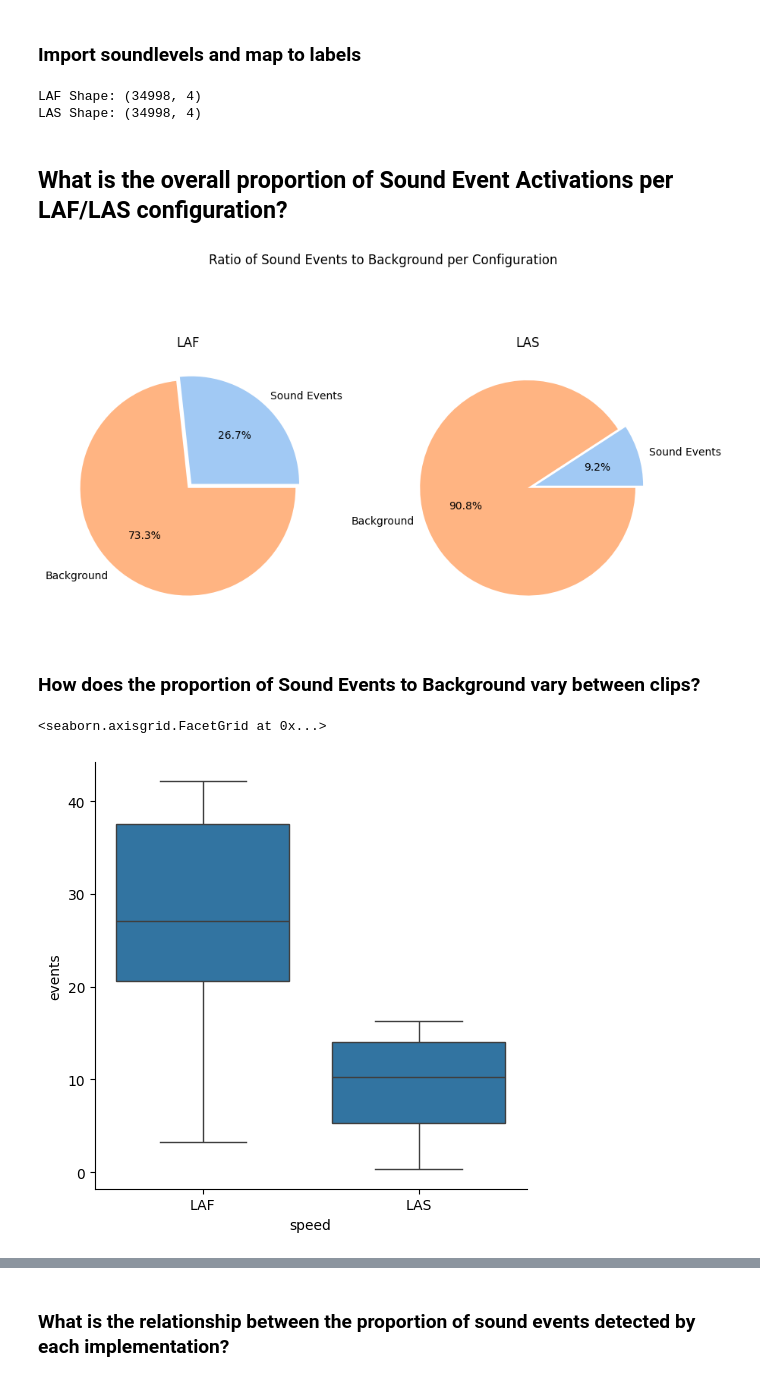
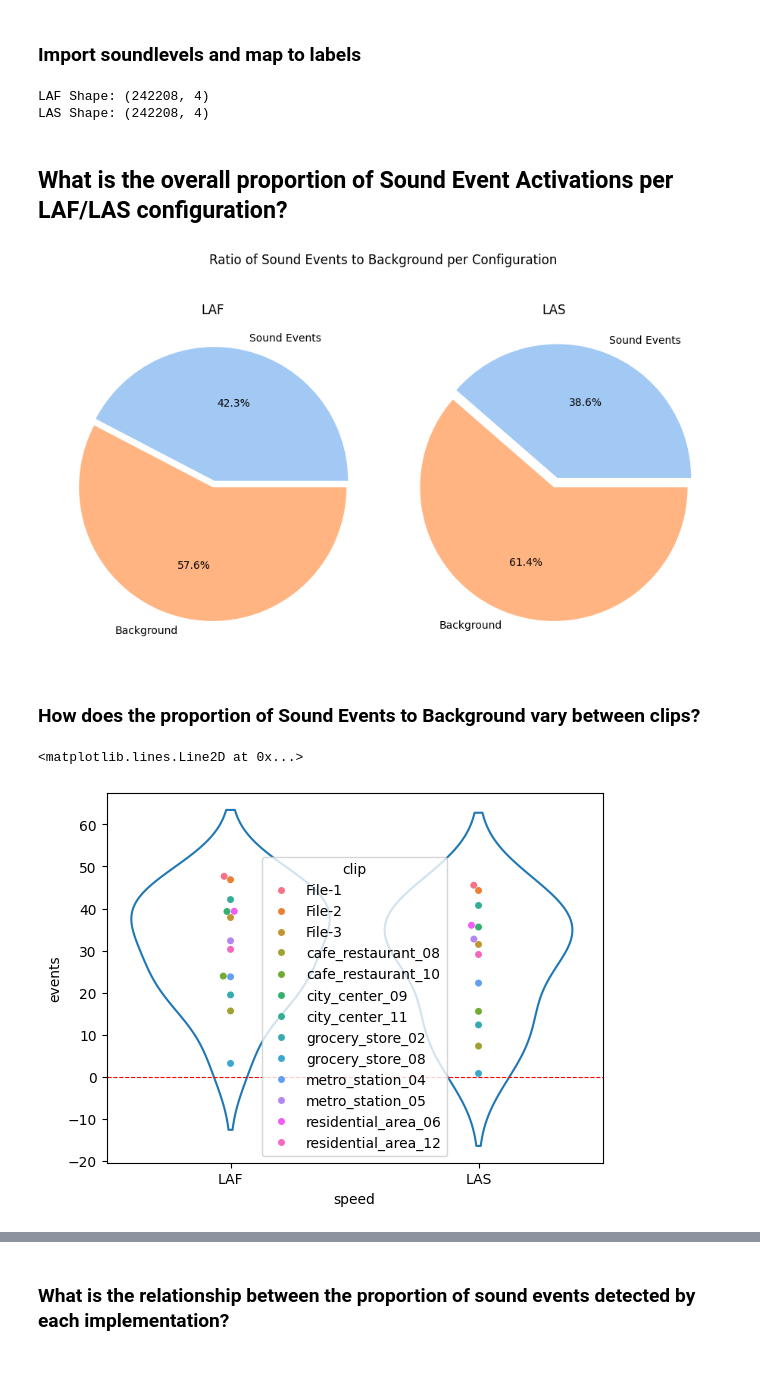
Before and after one commit to jonnor/dominant-sound, a Jupyter notebook: notebooks/Time_Dominance_EDA.ipynb, the cells around one changed output, grey strips where cells are left out. Cells and saved outputs as stored; diff of their text form; code cells hidden in the pictures.

```diff
--- a/notebooks/Time_Dominance_EDA.ipynb
+++ b/notebooks/Time_Dominance_EDA.ipynb
@@ -24,6 +24,10 @@ all_classes = sorted(aa.noise_class.unique())
 multi_track = aa.groupby(['dataset', 'clip']).apply(make_multitrack_labels, classes=all_classes)
 # multi_track
 
+# limit to just the MAESTRO and BCN datasets for this analysis
+mask = (multi_track.index.get_level_values(0)=='maestro') | (multi_track.index.get_level_values(0)=='bcn')
+multi_track = multi_track[mask]
+
 single_track = multi_track.groupby(['dataset', 'clip'], group_keys=False).apply(single_track_labels)
 #single_track
 # %% [output]
@@ -35,8 +42,17 @@ skipping TUT_annotation_notes.md
 # %%
 def import_soundlevels(speed: str = 'LAF'):
     return pandas.read_parquet(os.path.join(get_project_root(), f'data/processed/soundlevels/{speed}.parquet'))
+# %%
+def upsample_levels(df: pandas.DataFrame, freq='100ms'):
+    out = df.copy()
+    out = out.reset_index(allow_duplicates=True).set_index('time')
+    out = out[['level', 'background', 'delta']]
+
+    # isinstance(out.index, pandas.DatetimeIndex)
+
+    return out.resample(freq).ffill()
 # %%
-def resample_levels(df: pandas.DataFrame, freq='100ms'):
+def downsample_levels(df: pandas.DataFrame, freq='100ms'):
     out = df.copy()
     out = out.reset_index(allow_duplicates=True).set_index('time')
     out = out[['level', 'background', 'delta']]
@@ -58,7 +74,12 @@ def map_levels_to_labels(single: pandas.DataFrame, speed='LAF'):
     sb = soundlevels.groupby(['dataset', 'clip'])['level'].apply(compute_background, window=30.0)
 
     # apply resampling then recompute delta
-    sb = sb.groupby(['dataset', 'clip'])[['level', 'background', 'delta']].apply(resample_levels)
+    up_down = {'LAF': downsample_levels, 'LAS': upsample_levels}
+
+    sb = sb.groupby(['dataset', 'clip'])[['level', 'background', 'delta']].apply(up_down[speed])
+
+
+
     sb['delta'] = sb['level'] - sb['background']
 
     # merge the resampled levels with the labels
@@ -92,17 +113,18 @@ def map_levels_to_labels(single: pandas.DataFrame, speed='LAF'):
     return df
 # %% [markdown]
 ### Import soundlevels and map to labels
-# %%
-LAF = map_levels_to_labels(single = single_track, speed='LAF')
-# Restrict analysis to only the MAESTRO dataset
-LAF = LAF.loc[['maestro']]
-
-LAS = map_levels_to_labels(single = single_track, speed='LAS')
-# Restrict analysis to only the MAESTRO dataset
-LAS = LAS.loc[['maestro']]
-# %% [output]
-LAF Shape: (34998, 4)
-LAS Shape: (34998, 4)
+# %%
+
+LAF = map_levels_to_labels(single = single_track, speed='LAF')
+# Restrict analysis to only the MAESTRO dataset
+# LAF = LAF.loc[['maestro']]
+
+LAS = map_levels_to_labels(single = single_track, speed='LAS')
+# Restrict analysis to only the MAESTRO dataset
+# LAS = LAS.loc[['maestro']]
+# %% [output]
+LAF Shape: (242208, 4)
+LAS Shape: (242208, 4)
 # %% [markdown]
 ## What is the overall proportion of Sound Event Activations per LAF/LAS configuration?
 # %%
@@ -132,7 +154,7 @@ plt.title('LAF')
 
 plt.show()
 # %% [output]
-[figure, old version]
+[figure, new version]
 # %% [markdown]
 ### How does the proportion of Sound Events to Background vary between clips?
 # %%
@@ -155,10 +177,12 @@ rdf = clipwise_se_dist(LAS, speed='LAS')
 df = pandas.concat([ldf, rdf])
 df = df.sort_values(by='clip')
 # %%
-sns.catplot(data=df, x='speed',  y='events', kind="box")
+sns.violinplot(data=df, x='speed',  y='events', inner=None, fill=False)
+sns.swarmplot(data=df, x='speed', y='events', hue='clip')
+plt.axhline(y=0, color='red', ls='--', linewidth=0.8)
 # %% [output]
-<seaborn.axisgrid.FacetGrid at 0x...>
+<matplotlib.lines.Line2D at 0x...>
-[figure, old version]
+[figure, new version]
 # %%
 sns.catplot(data=df, x='clip',  y='events', hue='speed', kind='bar')
 plt.title('Percentage of Sound Events per Clip per Implementation')
```
Also changed, not shown: parts of 20 cells of this notebook, 2 other files.
